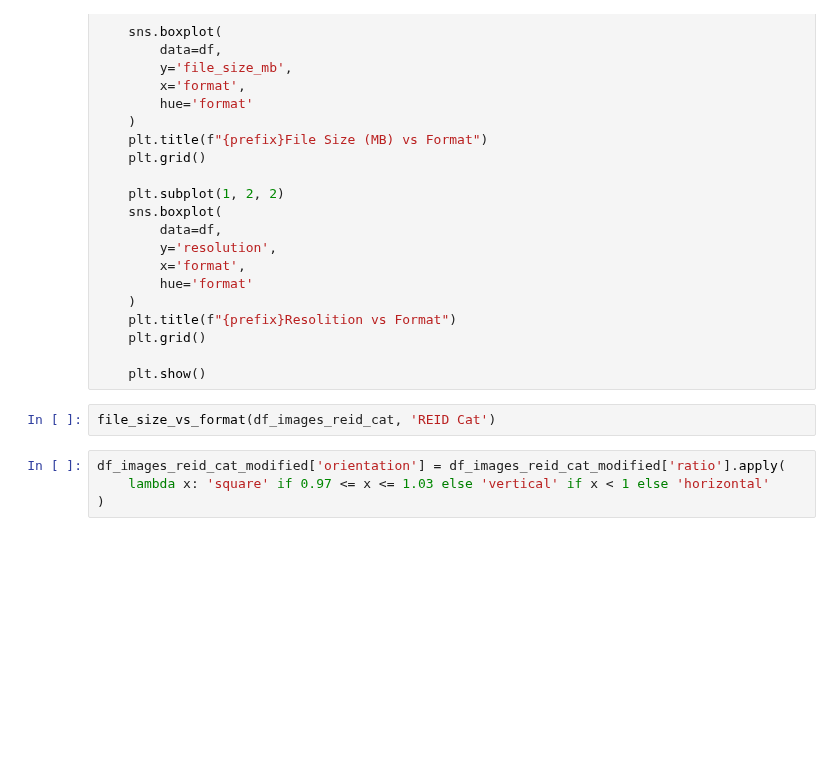
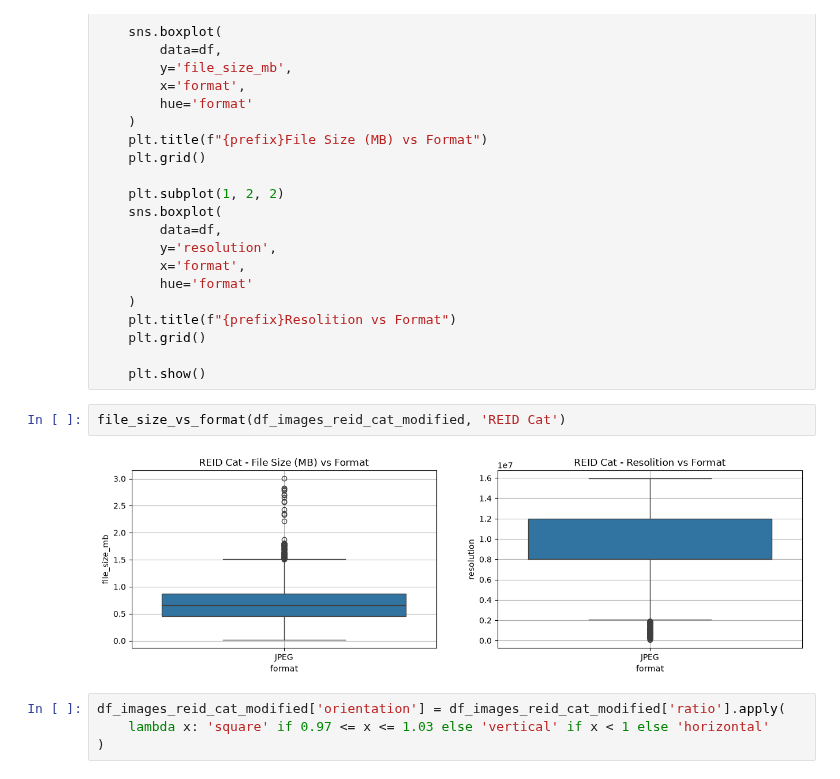
Before and after one commit to 317745/IA_PROJECT, a Jupyter notebook: proyecto/eda.ipynb, the cells around one changed output. Saved outputs shown, nothing was run; the diff lists cells and outputs as text; blank space fills up the shorter version.

```diff
--- a/proyecto/eda.ipynb
+++ b/proyecto/eda.ipynb
@@ -271,7 +344,9 @@ def file_size_vs_format(df, class_df=None):
 
     plt.show()
 # %%
-file_size_vs_format(df_images_reid_cat, 'REID Cat')
+file_size_vs_format(df_images_reid_cat_modified, 'REID Cat')
+# %% [output]
+[figure, added]
 # %%
 df_images_reid_cat_modified['orientation'] = df_images_reid_cat_modified['ratio'].apply(
     lambda x: 'square' if 0.97 <= x <= 1.03 else 'vertical' if x < 1 else 'horizontal'
```
Also changed, not shown: parts of 42 cells of this notebook.
